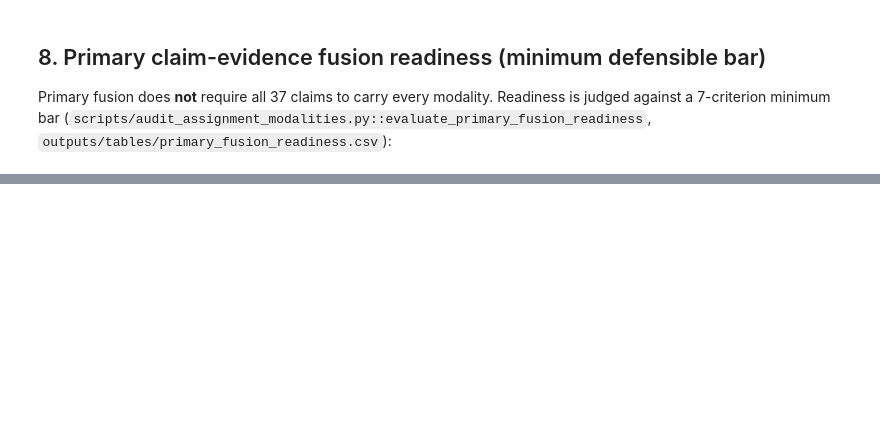
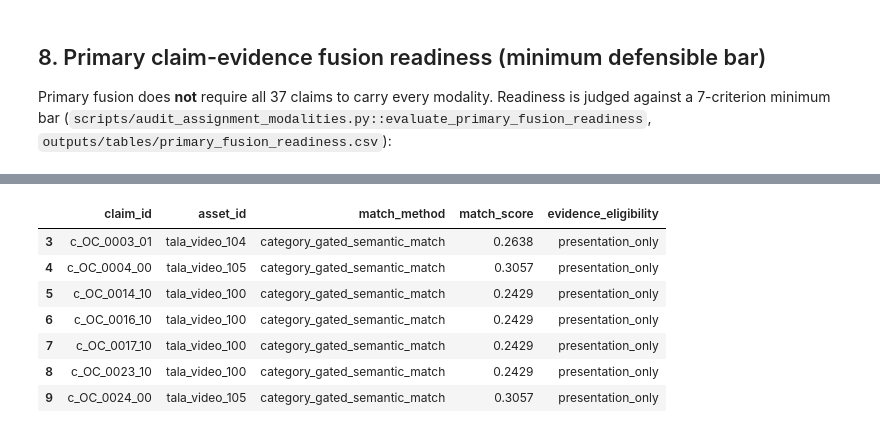
Before and after one commit to VinayakSrivastava2508/tala-multimodal-ai, a Jupyter notebook: notebooks/03_video_pipeline_and_multimodal_evidence.ipynb, the cells around one changed output, grey strips where cells are left out. Saved outputs shown, nothing was run; the diff lists cells and outputs as text; code cells hidden in the pictures; blank space fills up the shorter version.

```diff
--- a/notebooks/03_video_pipeline_and_multimodal_evidence.ipynb
+++ b/notebooks/03_video_pipeline_and_multimodal_evidence.ipynb
@@ -552,0 +707,16 @@ Full narrative: `docs/assignment_alignment_audit.md`.
+# %%
+if not claim_visual_evidence_matches.empty:
+    display(claim_visual_evidence_matches[claim_visual_evidence_matches["modality"]=="video"][
+        ["claim_id", "asset_id", "match_method", "match_score", "evidence_eligibility"]
+    ])
+else:
+    print("No claim-visual matches recorded.")
+# %% [output]
+|  | claim_id | asset_id | match_method | match_score | evidence_eligibility |
+| 3 | c_OC_0003_01 | tala_video_104 | category_gated_semantic_match | 0.2638 | presentation_only |
+| 4 | c_OC_0004_00 | tala_video_105 | category_gated_semantic_match | 0.3057 | presentation_only |
+| 5 | c_OC_0014_10 | tala_video_100 | category_gated_semantic_match | 0.2429 | presentation_only |
+| 6 | c_OC_0016_10 | tala_video_100 | category_gated_semantic_match | 0.2429 | presentation_only |
+| 7 | c_OC_0017_10 | tala_video_100 | category_gated_semantic_match | 0.2429 | presentation_only |
+| 8 | c_OC_0023_10 | tala_video_100 | category_gated_semantic_match | 0.2429 | presentation_only |
+| 9 | c_OC_0024_00 | tala_video_105 | category_gated_semantic_match | 0.3057 | presentation_only |
```
Also changed, not shown: parts of 36 cells of this notebook, 47 other files.
